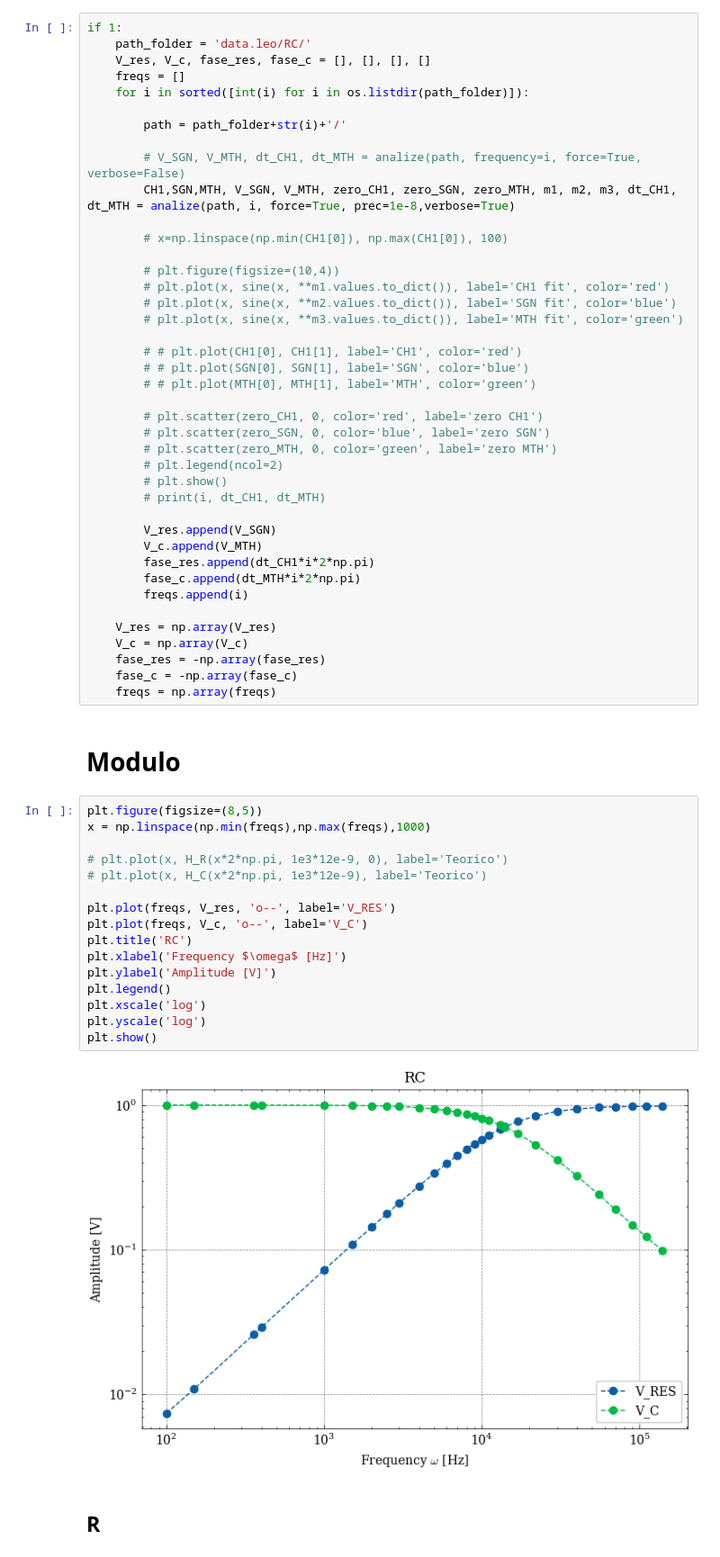
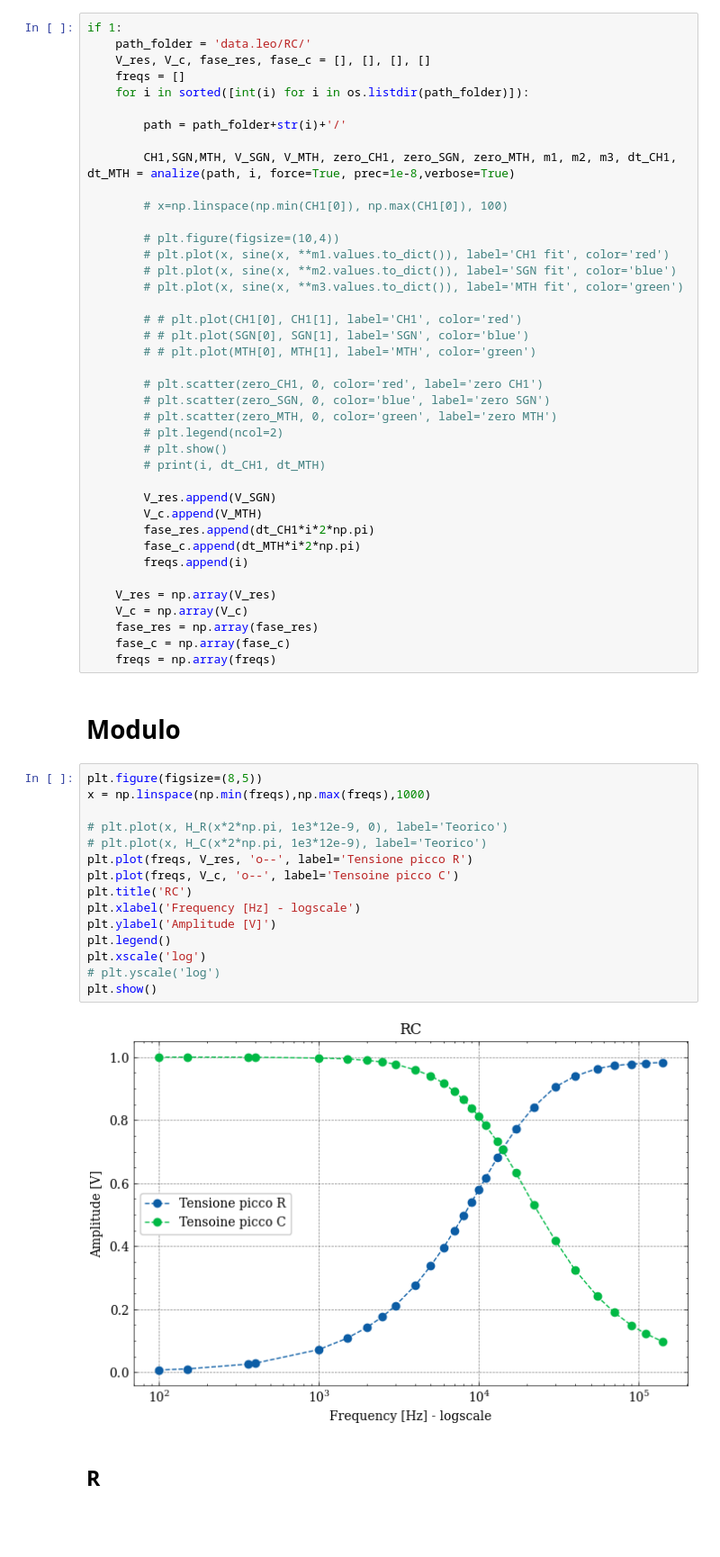
Before and after one commit to Yedi278/Lab2, a Jupyter notebook: Circuiti_3/RC.ipynb, the cells around one changed output. Shown at 90% size. Drawn from its saved outputs; the diff is of its cells as text; blank space fills up the shorter version.

```diff
--- a/Circuiti_3/RC.ipynb
+++ b/Circuiti_3/RC.ipynb
@@ -37,7 +51,6 @@ if 1:
 
         path = path_folder+str(i)+'/'
 
-        # V_SGN, V_MTH, dt_CH1, dt_MTH = analize(path, frequency=i, force=True, verbose=False)
         CH1,SGN,MTH, V_SGN, V_MTH, zero_CH1, zero_SGN, zero_MTH, m1, m2, m3, dt_CH1, dt_MTH = analize(path, i, force=True, prec=1e-8,verbose=True)
 
         # x=np.linspace(np.min(CH1[0]), np.max(CH1[0]), 100)
@@ -66,29 +79,28 @@ if 1:
 
     V_res = np.array(V_res)
     V_c = np.array(V_c)
-    fase_res = -np.array(fase_res)
-    fase_c = -np.array(fase_c)
+    fase_res = np.array(fase_res)
+    fase_c = np.array(fase_c)
     freqs = np.array(freqs)
 # %% [markdown]
 # Modulo
 # %%
 plt.figure(figsize=(8,5))
 x = np.linspace(np.min(freqs),np.max(freqs),1000)
 
 # plt.plot(x, H_R(x*2*np.pi, 1e3*12e-9, 0), label='Teorico')
 # plt.plot(x, H_C(x*2*np.pi, 1e3*12e-9), label='Teorico')
-
-plt.plot(freqs, V_res, 'o--', label='V_RES')
-plt.plot(freqs, V_c, 'o--', label='V_C')
+plt.plot(freqs, V_res, 'o--', label='Tensione picco R')
+plt.plot(freqs, V_c, 'o--', label='Tensoine picco C')
 plt.title('RC')
-plt.xlabel('Frequency $\omega$ [Hz]')
+plt.xlabel('Frequency [Hz] - logscale')
 plt.ylabel('Amplitude [V]')
 plt.legend()
 plt.xscale('log')
-plt.yscale('log')
+# plt.yscale('log')
 plt.show()
 # %% [output]
-[figure, old version]
+[figure, new version]
 # %% [markdown]
 ## R
 # %%
```
Also changed, not shown: parts of 14 cells of this notebook, 1 other file.
